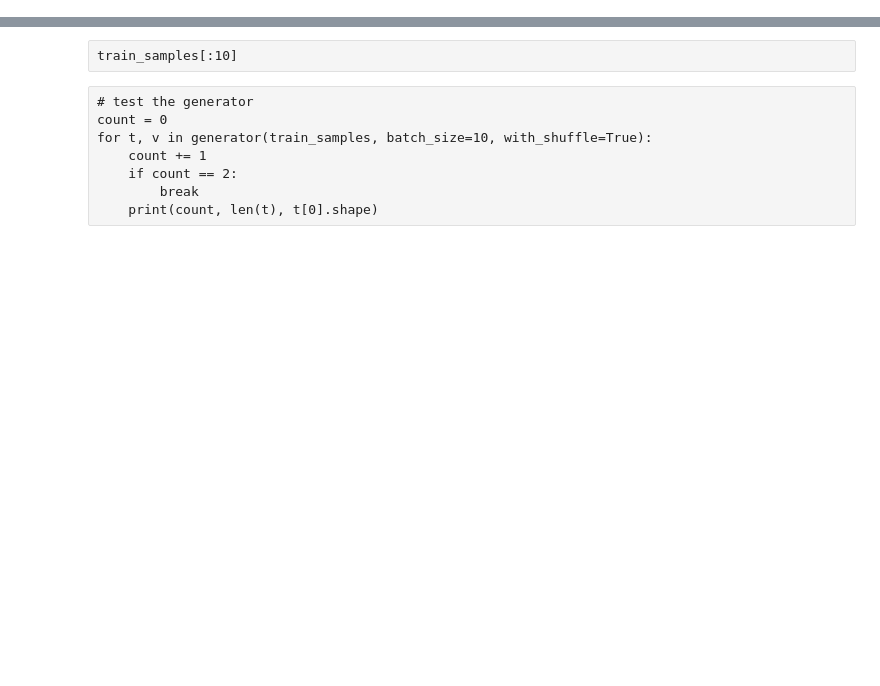
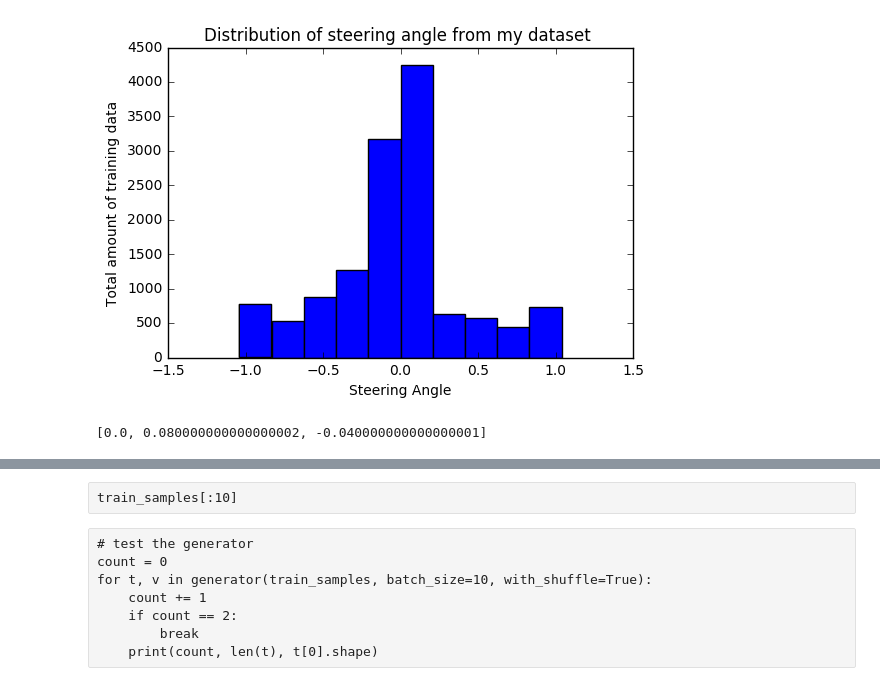
Before and after one commit to dlzhangxg/CarND-Behavioral-Cloning-P3, a Jupyter notebook: behavrior_cloning_training.ipynb, the cells around one changed output, grey strips where cells are left out. Cells and saved outputs as stored; diff of their text form; code cells hidden in the pictures; blank space fills up the shorter version.

```diff
--- a/behavrior_cloning_training.ipynb
+++ b/behavrior_cloning_training.ipynb
@@ -63,0 +106,13 @@ len(train_samples), len(validtion_samples)
+# %%
+plt.hist(angles, bins=10)
+plt.title('Distribution of steering angle from my dataset ')
+plt.ylabel('Total amount of training data')
+plt.xlabel('Steering Angle')
+# plt.legend(['training set', 'validation set'], loc='upper right')
+plt.show()
+# %% [output]
+[figure, added]
+# %%
+[a for a in angles[:3]]
+# %% [output]
+[0.0, 0.080000000000000002, -0.040000000000000001]
```
Also changed, not shown: parts of 12 cells of this notebook, 3 other files.
